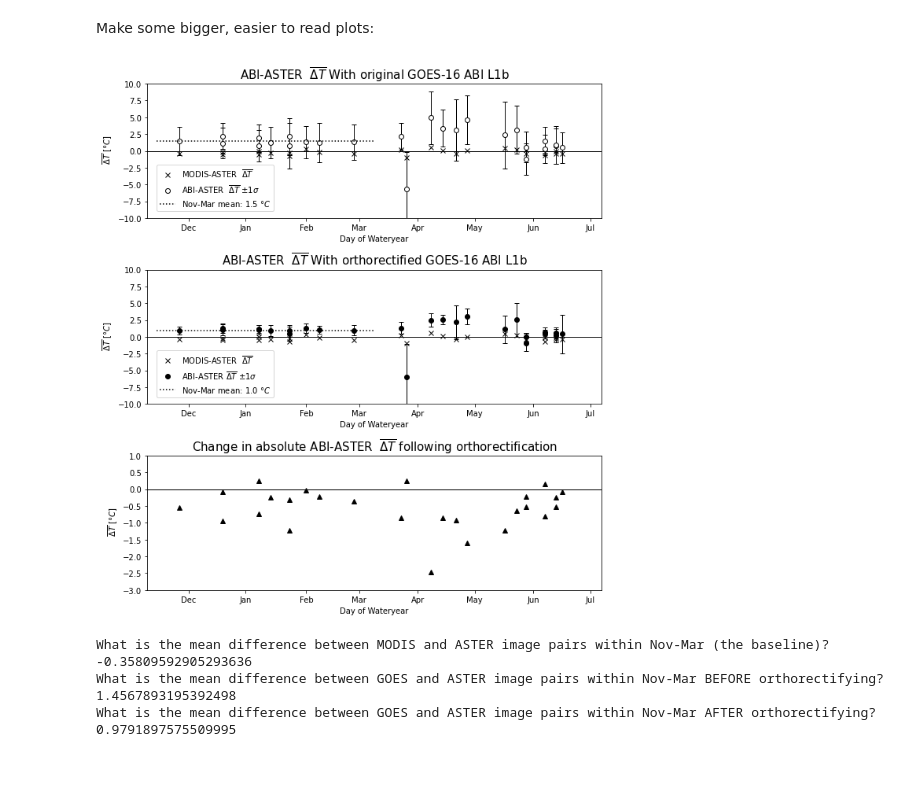
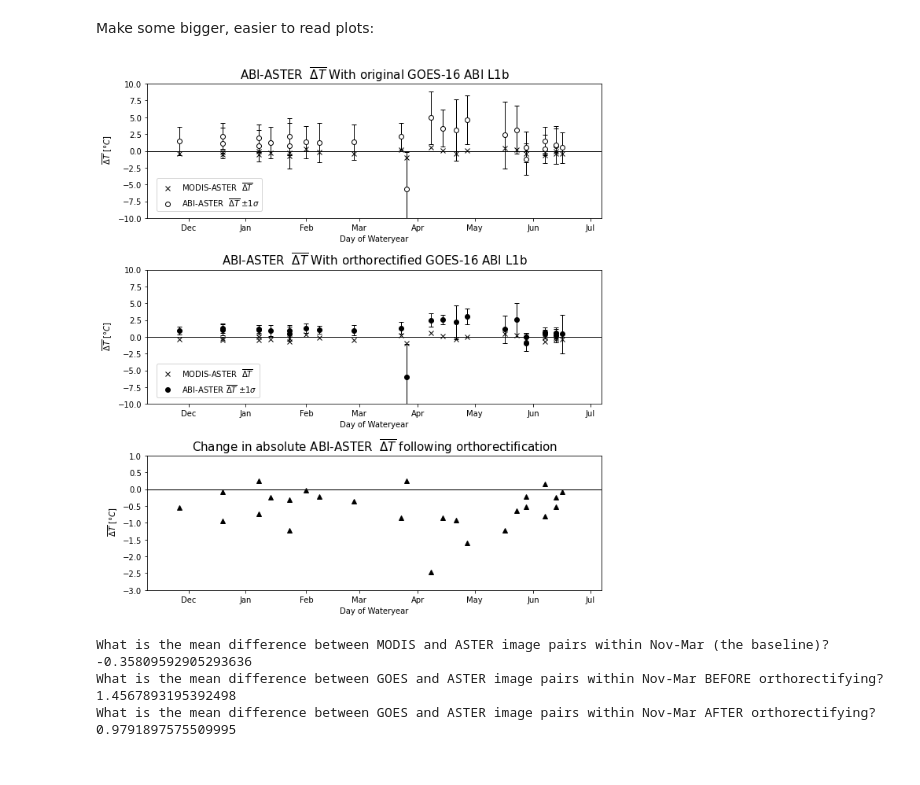
Before and after one commit to spestana/goes-cues, a Jupyter notebook: plot-summary-stats.ipynb, the cells around one changed output. Drawn from its saved outputs; the diff is of its cells as text; code cells hidden in the pictures.

```diff
--- a/plot-summary-stats.ipynb
+++ b/plot-summary-stats.ipynb
@@ -711,13 +710,13 @@ ax[0].errorbar(x=df_original_tb.day_of_wy,
                yerr=df_original_tb.ast_goes_std_diff,
                fmt='none', #label='ABI-ASTER $\pm 1 \sigma$',
                color=c, linewidth=1, capsize=3)
-# plot a line for the mean value in the early snow season months
-ax[0].plot([45, 160],
-           [df_original_tb.where(df_original_tb.month_of_wy<=4).ast_goes_mean_diff.mean(), df_original_tb.where(df_original_tb.month_of_wy<=4).ast_goes_mean_diff.mean()],
-           linestyle=':',
-           color='k',
-           label='Nov-Mar mean: {} $\degree C$'.format(np.round(df_original_tb.where(df_original_tb.month_of_wy<=4).ast_goes_mean_diff.mean(),1)))
-
+## plot a line for the mean value in the early snow season months
+#ax[0].plot([45, 160],
+#           [df_original_tb.where(df_original_tb.month_of_wy<=4).ast_goes_mean_diff.mean(), df_original_tb.where(df_original_tb.month_of_wy<=4).ast_goes_mean_diff.mean()],
+#           linestyle=':',
+#           color='k',
+#           label='Nov-Mar mean: {} $\degree C$'.format(np.round(df_original_tb.where(df_original_tb.month_of_wy<=4).ast_goes_mean_diff.mean(),1)))
+#
 
 
 ### Orthorectified stats
@@ -728,44 +727,44 @@ ax[1].errorbar(x=df_ortho_tb.day_of_wy,
                yerr=df_ortho_tb.ast_goes_std_diff,
                fmt='none', #label='ABI-ASTER $\pm 1 \sigma$',
                color=c, linewidth=1, capsize=3)
-# plot a line for the mean value in the early snow season months
-ax[1].plot([45, 160],
-           [df_ortho_tb.where(df_ortho_tb.month_of_wy<=4).ast_goes_mean_diff.mean(), df_ortho_tb.where(df_ortho_tb.month_of_wy<=4).ast_goes_mean_diff.mean()],
-           linestyle=':',
-           color='k',
-           label='Nov-Mar mean: {} $\degree C$'.format(np.round(df_ortho_tb.where(df_ortho_tb.month_of_wy<=4).ast_goes_mean_diff.mean(),1)))
-
+## plot a line for the mean value in the early snow season months
+#ax[1].plot([45, 160],
+#           [df_ortho_tb.where(df_ortho_tb.month_of_wy<=4).ast_goes_mean_diff.mean(), df_ortho_tb.where(df_ortho_tb.month_of_wy<=4).ast_goes_mean_diff.mean()],
+#           linestyle=':',
+#           color='k',
+#           label='Nov-Mar mean: {} $\degree C$'.format(np.round(df_ortho_tb.where(df_ortho_tb.month_of_wy<=4).ast_goes_mean_diff.mean(),1)))
+#
 
 
 ### Change (original - ortho) stats
 # skipping MODIS - ASTER since there is no change
 df_change_tb.plot(x='day_of_wy', y='ast_goes_abs_mean_diff', linestyle='none', marker='^',  c=c, ax=ax[2],
                                      #label='Orthorectified - Original'
                                     )
 
 
 ax[0].set_title('ABI-ASTER  $\overline{\Delta T}$ With original GOES-16 ABI L1b',fontsize=15)
 ax[0].axhline(0,c='k',linewidth=1)
 ax[1].set_title('ABI-ASTER  $\overline{\Delta T}$ With orthorectified GOES-16 ABI L1b',fontsize=15)
 ax[1].axhline(0,c='k',linewidth=1)
 ax[2].set_title('Change in absolute ABI-ASTER  $\overline{\Delta T}$ following orthorectification',fontsize=15)
 #ax[2].set_ylim(-3,3)
 ax[2].axhline(0,c='k',linestyle='-',linewidth=1)
 
 for this_ax in ax:
     this_ax.set_ylim(-10,10)
     this_ax.legend(loc=(.02,.05))
     this_ax.set_xlabel('Day of Wateryear')
     this_ax.set_ylabel(' $\overline{\Delta T}$ [$\degree C$]')
     this_ax.set_xticklabels(['Oct', 'Nov', 'Dec', 'Jan', 'Feb', 'Mar',
                              'Apr', 'May', 'Jun', 'Jul', 'Aug', 'Sep',])
     this_ax.set_xticks([1, 32, 62, 92, 124, 152, 183, 213, 244, 274, 305, 336])
     this_ax.set_xlim(40,280)
 
 ax[2].set_ylim(-3,1)
 ax[2].legend().remove()
 # %% [output]
-[figure, old version]
+[figure, new version]
 # %%
 print('What is the mean difference between MODIS and ASTER image pairs within Nov-Mar (the baseline)?\n{}'.format(df_original_tb.where(df_original_tb.month_of_wy<=4).ast_mod_mean_diff.mean()))
 print('What is the mean difference between GOES and ASTER image pairs within Nov-Mar BEFORE orthorectifying?\n{}'.format(df_original_tb.where(df_original_tb.month_of_wy<=4).ast_goes_mean_diff.mean()))
```
Also changed, not shown: parts of 8 cells of this notebook.
